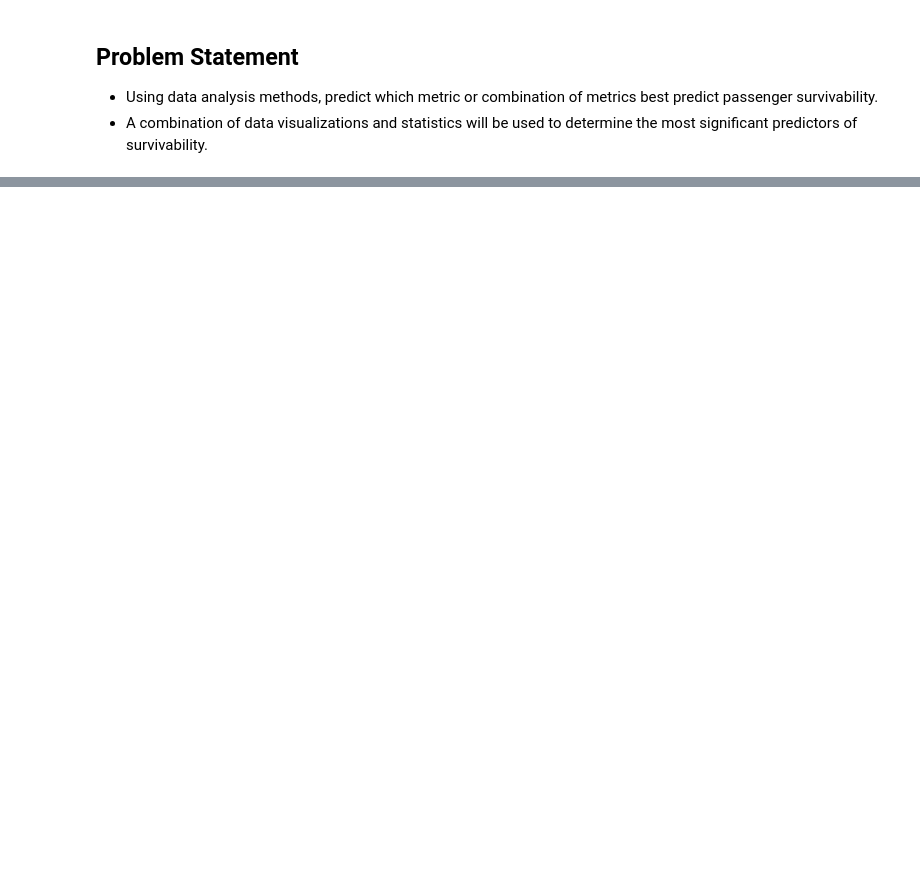
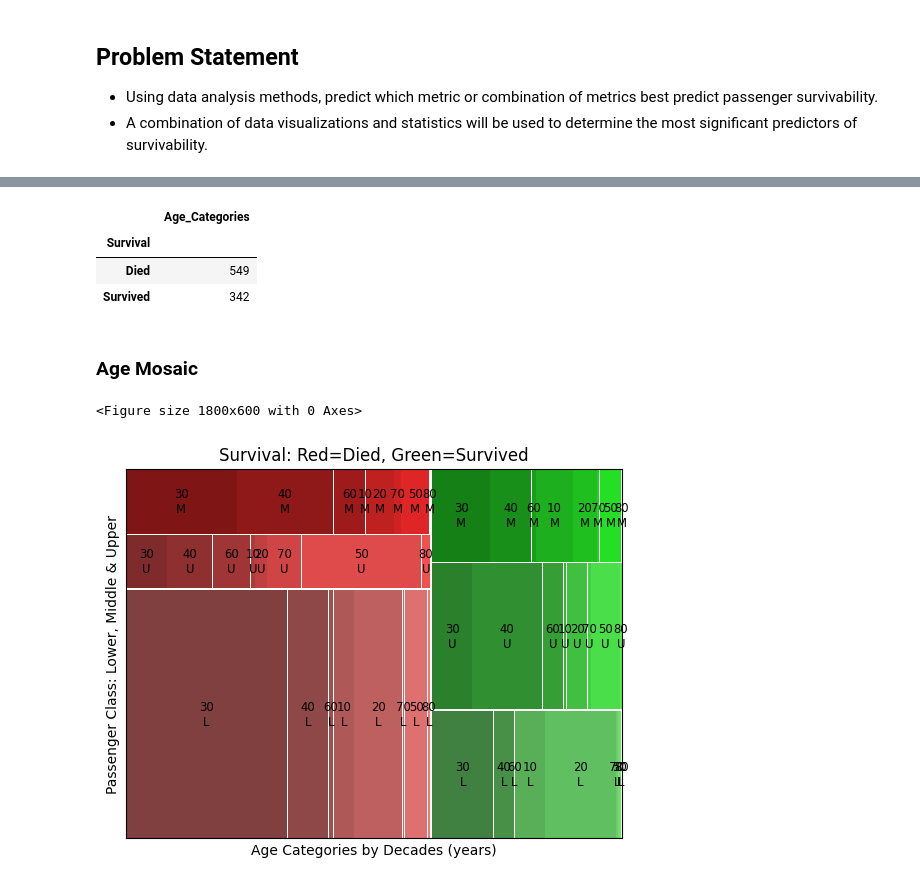
Before and after one commit to Porini-Education/Course_ITS-BigData-2, a Jupyter notebook: AI/Lab_Titanic.ipynb, the cells around one changed output, grey strips where cells are left out. Drawn from its saved outputs; the diff is of its cells as text; code cells hidden in the pictures; blank space fills up the shorter version.

```diff
--- a/AI/Lab_Titanic.ipynb
+++ b/AI/Lab_Titanic.ipynb
@@ -26,0 +432,9 @@
+# %%
+# Create a new column that has all ages by bin category: 0-10:10, 10-20:20, 20-30:30, 30-40:40
+# 40-50:50, 50-60:60, 60-70:70, 70-80:80
+bins = [0, 10, 20, 30, 40, 50, 60, 70, 80]
+group_names = [10, 20, 30, 40, 50, 60, 70, 80]
+
+titanic_df['Age_Categories'] = pd.cut(titanic_df['Age_Fill'], bins, labels=group_names)
+
+titanic_df[['Age', 'Age_Fill', 'Age_Categories']].head()
@@ -26,0 +448,26 @@
+# %%
+titanic_df['Age_Categories'] = pd.to_numeric(titanic_df['Age_Categories'])
+# %%
+# Survival Count by Age_Categories
+titanic_df.groupby('Survival')[['Age_Categories']].count()
+# %% [output]
+|  | Age_Categories |
+| Survival |  |
+| Died | 549 |
+| Survived | 342 |
+# %% [markdown]
+### Age Mosaic
+# %%
+age_lst = list(product(titanic_df.Survival.unique(), titanic_df.Class.unique(), titanic_df.Age_Categories.astype(str).unique())) # list of all combinations of Survival, Class, Age_Categories
+age_dic = {age_lst[i]: f'{age_lst[i][2]}\n{age_lst[i][1][0]}' for i in range(len(age_lst))} # dict of {combination: Age_Category *new line* FirstCharOfClass}
+
+# Mosaic Plot
+plt.figure(figsize=(18, 6)) # figure size
+from statsmodels.graphics.mosaicplot import mosaic
+mosaic(titanic_df,['Survival', 'Class', 'Age_Categories'], axes_label=False, title='Survival: Red=Died, Green=Survived', labelizer=lambda k: age_dic[k])
+plt.xlabel('Age Categories by Decades (years)')
+plt.ylabel('Passenger Class: Lower, Middle & Upper')
+plt.show()
+# %% [output]
+<Figure size 1800x600 with 0 Axes>
+[figure, added]
```
Also changed, not shown: parts of 69 cells of this notebook.
